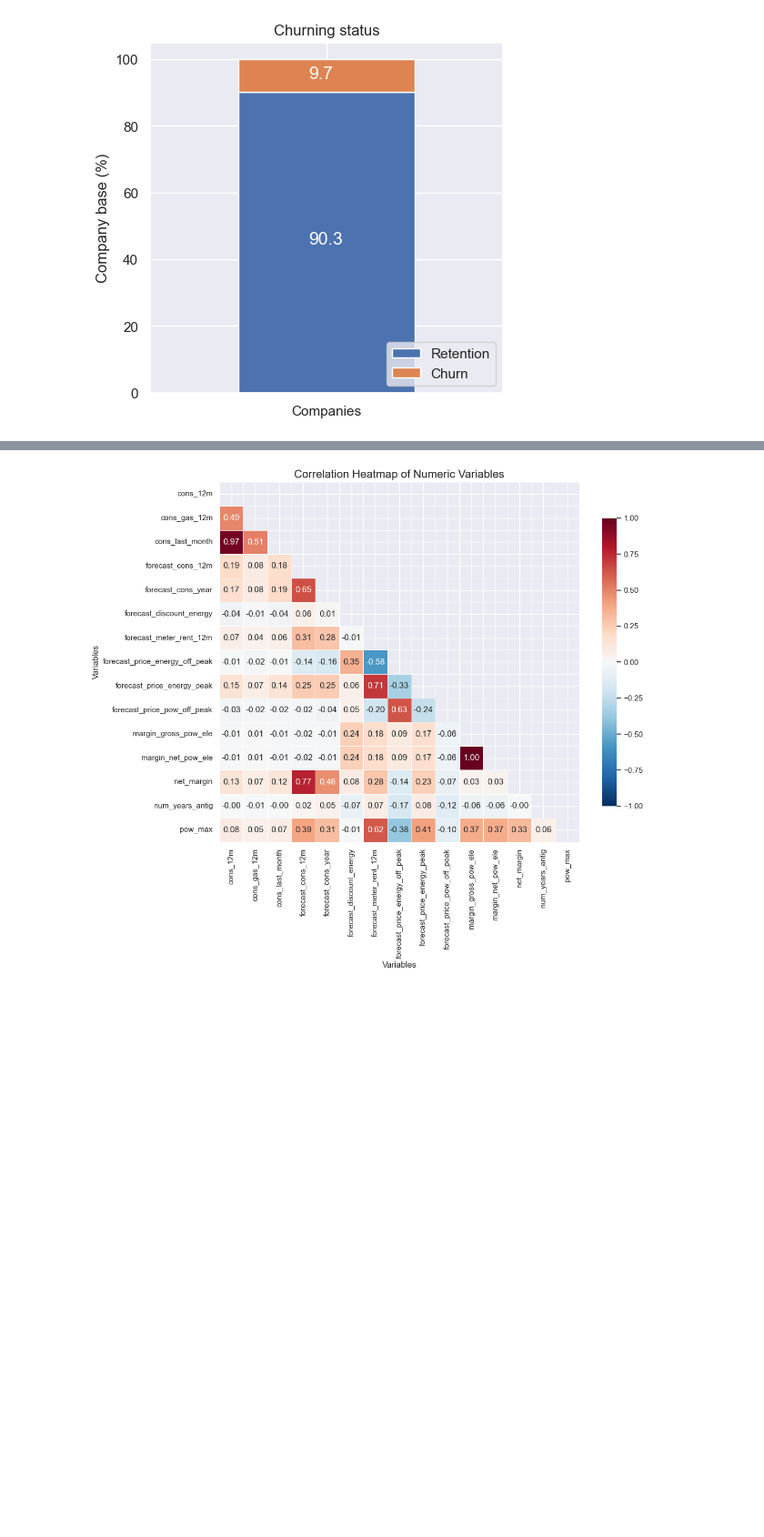
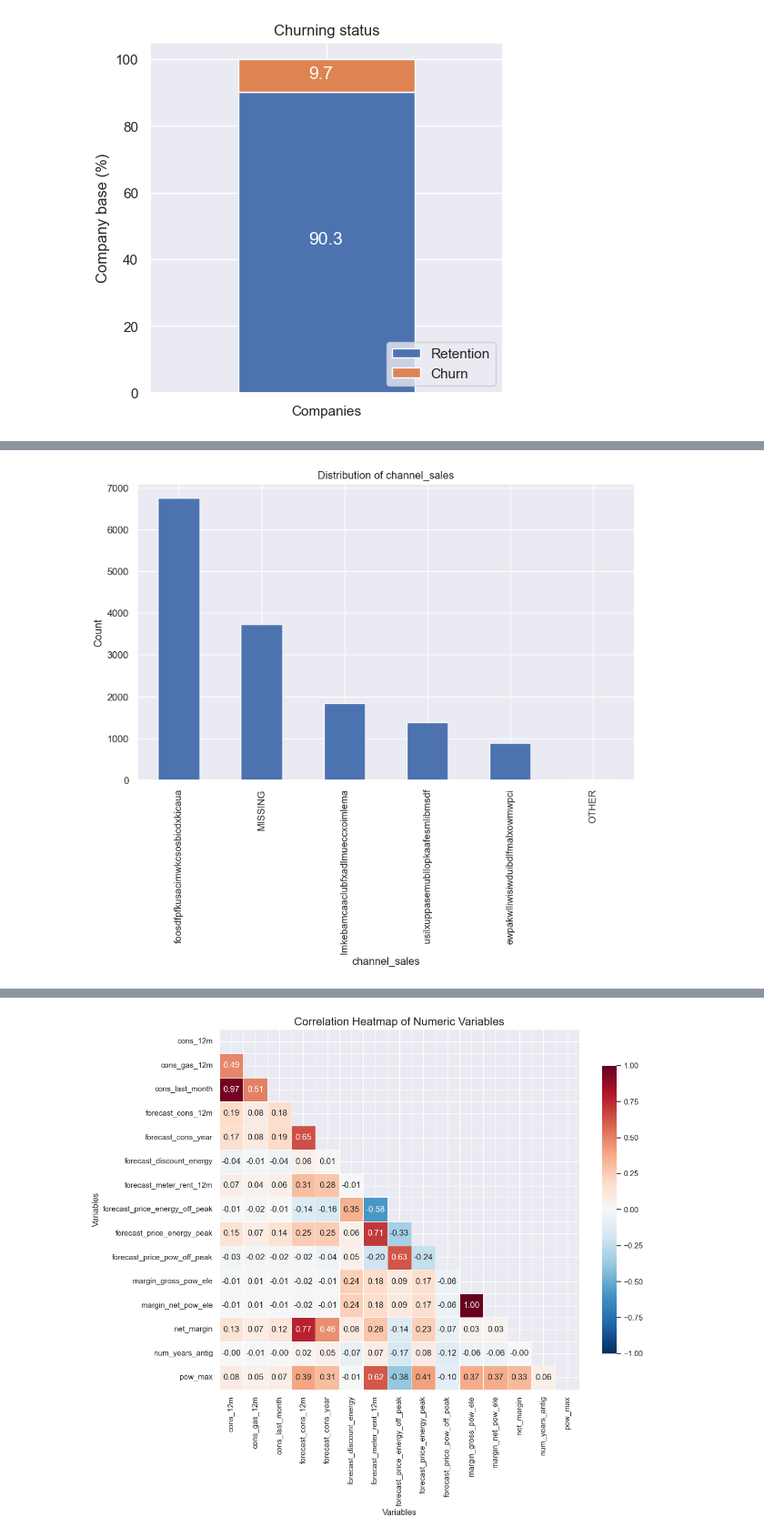
Before and after one commit to ramdhanhdy/DS_Project, a Jupyter notebook: BCG_DataScience_VI/Task2_EDA.ipynb, the cells around one changed output, grey strips where cells are left out. Shown at 91% size. Cells and saved outputs as stored; diff of their text form; code cells hidden in the pictures; blank space fills up the shorter version.

```diff
--- a/BCG_DataScience_VI/Task2_EDA.ipynb
+++ b/BCG_DataScience_VI/Task2_EDA.ipynb
@@ -229,0 +242,4 @@ Name: count, dtype: int64
+# %%
+plot_channel_sales_distribution(client_df, 'channel_sales')
+# %% [output]
+[figure, added]
```
Also changed, not shown: parts of 52 cells of this notebook, 1 other file.
